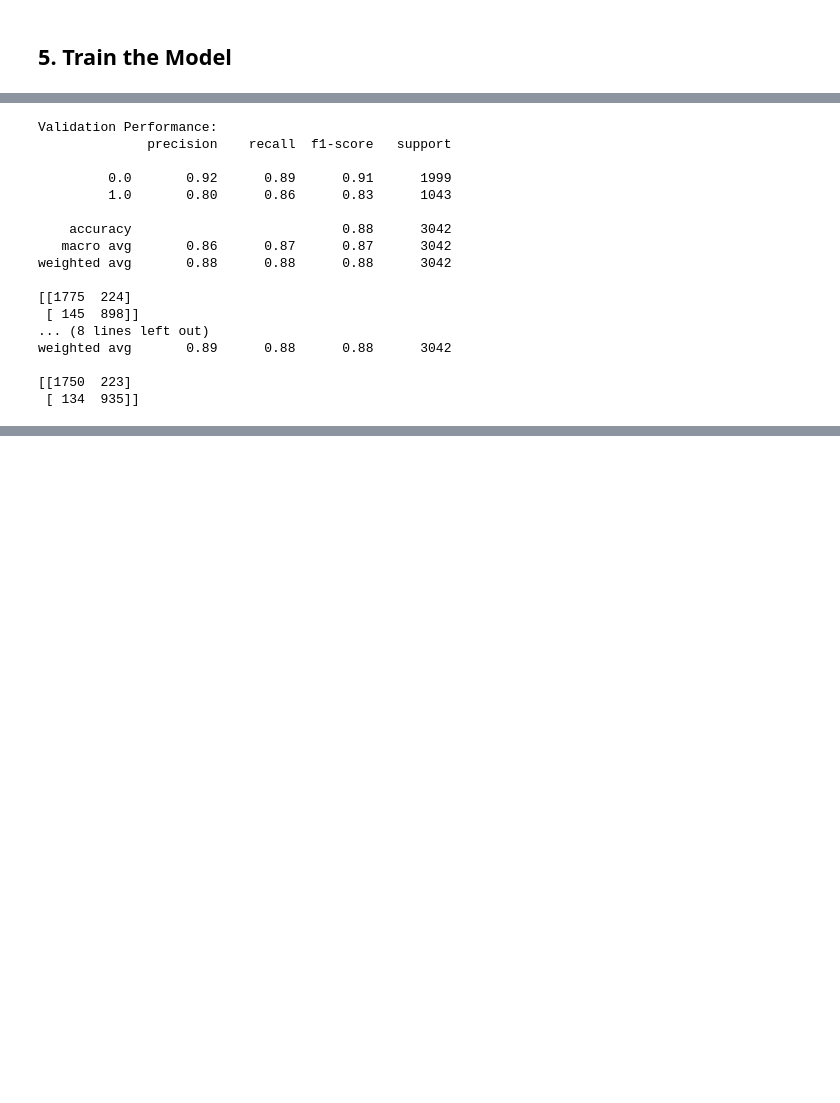
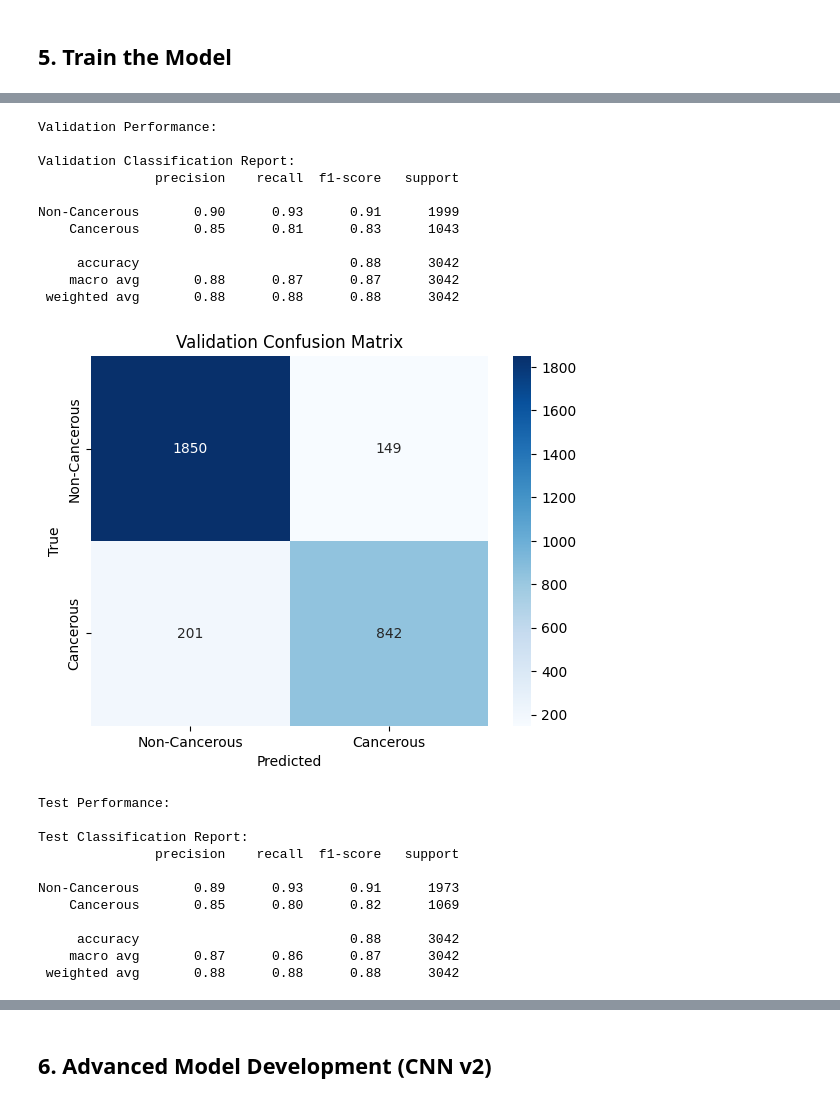
Before and after one commit to VasithaTilakumara/image-classification-cml-g30, a Jupyter notebook: notebooks/assignment2.ipynb, the cells around one changed output, grey strips where cells are left out. Cells and saved outputs as stored; diff of their text form; code cells hidden in the pictures; blank space fills up the shorter version.

```diff
--- a/notebooks/assignment2.ipynb
+++ b/notebooks/assignment2.ipynb
@@ -487,37 +496,51 @@ Epoch [10/10], Loss: 0.1174
 # %%
-def evaluate(model, loader):
+def evaluate(model, loader, name='Validation'):
     model.eval()
     y_true, y_pred = [], []
     with torch.no_grad():
         for images, labels in loader:
             images = images.to(device)
             outputs = model(images).cpu().numpy()
             preds = (outputs > 0.5).astype(int).flatten()
             y_true.extend(labels.numpy())
             y_pred.extend(preds)
-    print(classification_report(y_true, y_pred))
-    print(confusion_matrix(y_true, y_pred))
+
+    print(f"\n{name} Classification Report:")
+    print(classification_report(y_true, y_pred, target_names=['Non-Cancerous', 'Cancerous']))
+
+    cm = confusion_matrix(y_true, y_pred)
+    sns.heatmap(cm, annot=True, fmt='d', cmap='Blues', xticklabels=['Non-Cancerous', 'Cancerous'], yticklabels=['Non-Cancerous', 'Cancerous'])
+    plt.xlabel('Predicted')
+    plt.ylabel('True')
+    plt.title(f'{name} Confusion Matrix')
+    plt.show()
 
 print("Validation Performance:")
-evaluate(model, val_loader)
+evaluate(model, val_loader, name='Validation')
 
 print("Test Performance:")
-evaluate(model, test_loader)
+evaluate(model, test_loader, name='Test')
 # %% [output]
 Validation Performance:
-              precision    recall  f1-score   support
 
-         0.0       0.92      0.89      0.91      1999
-         1.0       0.80      0.86      0.83      1043
+Validation Classification Report:
+               precision    recall  f1-score   support
 
-    accuracy                           0.88      3042
-   macro avg       0.86      0.87      0.87      3042
-weighted avg       0.88      0.88      0.88      3042
+Non-Cancerous       0.90      0.93      0.91      1999
+    Cancerous       0.85      0.81      0.83      1043
 
-[[1775  224]
- [ 145  898]]
-... (8 lines left out)
-weighted avg       0.89      0.88      0.88      3042
-
-[[1750  223]
- [ 134  935]]
+     accuracy                           0.88      3042
+    macro avg       0.88      0.87      0.87      3042
+ weighted avg       0.88      0.88      0.88      3042
+[figure, added]
+Test Performance:
+
+Test Classification Report:
+               precision    recall  f1-score   support
+
+Non-Cancerous       0.89      0.93      0.91      1973
+    Cancerous       0.85      0.80      0.82      1069
+
+     accuracy                           0.88      3042
+    macro avg       0.87      0.86      0.87      3042
+ weighted avg       0.88      0.88      0.88      3042
@@ -523,0 +548,2 @@ weighted avg       0.89      0.88      0.88      3042
+# %% [markdown]
+## 6. Advanced Model Development (CNN v2)
```
Also changed, not shown: parts of 26 cells of this notebook, 1 other file.
